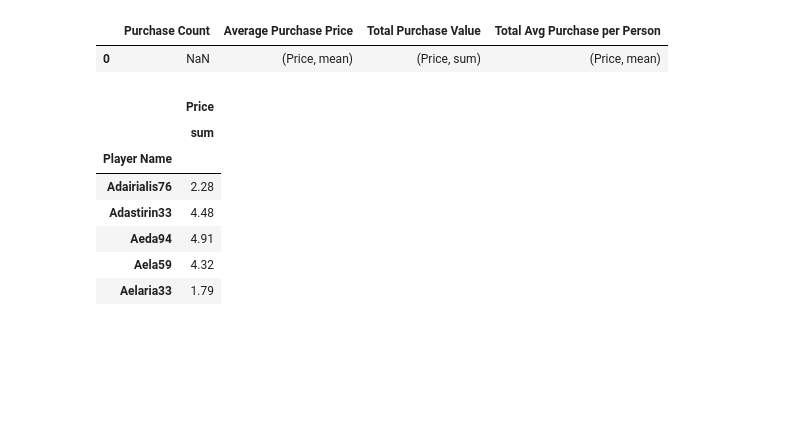
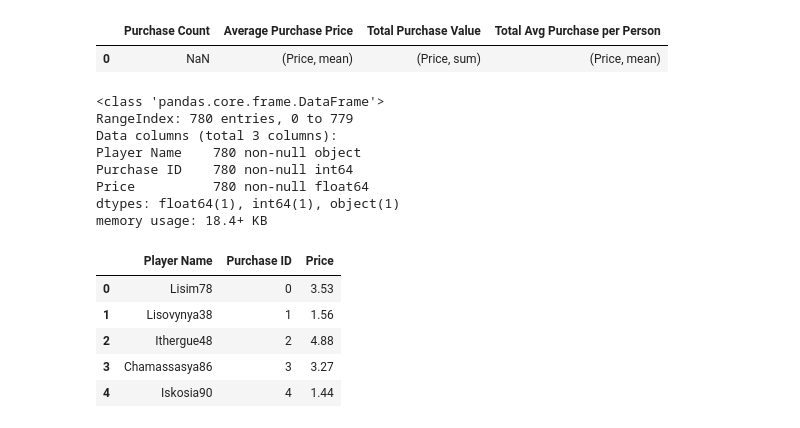
Before and after one commit to gwathen2019/pandas-challenge, a Jupyter notebook: heroes_of_pymoli.ipynb, the cells around one changed output. Saved outputs shown, nothing was run; the diff lists cells and outputs as text; code cells hidden in the pictures; blank space fills up the shorter version.

```diff
--- a/heroes_of_pymoli.ipynb
+++ b/heroes_of_pymoli.ipynb
@@ -200,6 +200,8 @@ bins = [0, 9, 14, 19, 24, 29, 34, 39, 100]
 # Create the names for the four bins
 age_group = ["<10", "10-14", "15-19", "20-24", "25-29", "30-34", "35-39", "40+"]
 
-purchase_df["Age Group"] = pd.cut(purchase_df["Age"], bins, labels=age_groups)
-purchase_df.head()
+player_df["Age Group"] = pd.cut(purchase_df["Age"], bins, labels=age_group)
+
+player_df.info()
+player_df.head()
 # %% [output]
@@ -232,0 +254,5 @@ agegrp_summary_table
+# %%
+purchase_df["Age Group"] = pd.cut(purchase_df["Age"], bins, labels=age_group)
+
+purchase_df.info()
+purchase_df.head()
@@ -311,30 +357,39 @@ purchase_agegrp_summary_table.head()
 # %%
 #Top Spenders
     #Run basic calculations to obtain the results in the table below
     #Create a summary data frame to hold the results
     #Sort the total purchase value column in descending order
     #Optional: give the displayed data cleaner formatting
     #Display a preview of the summary data frame
 
 top_spenders_df = purchase_df[["Player Name", "Purchase ID", "Price"]]
 #top_spenders_df.describe()
 no_of_purchases_total = purchase_df["Player Name"].value_counts()
 no_of_purchases_total.head()
 
 avg_purchase_price = purchase_df.groupby(["Player Name"]).agg({"Price": ['mean']})
 avg_purchase_price. head()
 
 total_purchase_value = purchase_df.groupby(["Player Name"]).agg({"Price": ['sum']})
 total_purchase_value.head()
+
+top_spenders_df.info()
+top_spenders_df. head()
 # %% [output]
+<class 'pandas.core.frame.DataFrame'>
+RangeIndex: 780 entries, 0 to 779
+Data columns (total 3 columns):
+Player Name    780 non-null object
+Purchase ID    780 non-null int64
+Price          780 non-null float64
+dtypes: float64(1), int64(1), object(1)
+memory usage: 18.4+ KB
-|  | Price |
-|  | sum |
-| Player Name |  |
-| Adairialis76 | 2.28 |
-| Adastirin33 | 4.48 |
-| Aeda94 | 4.91 |
-| Aela59 | 4.32 |
-| Aelaria33 | 1.79 |
+|  | Player Name | Purchase ID | Price |
+| 0 | Lisim78 | 0 | 3.53 |
+| 1 | Lisovynya38 | 1 | 1.56 |
+| 2 | Ithergue48 | 2 | 4.88 |
+| 3 | Chamassasya86 | 3 | 3.27 |
+| 4 | Iskosia90 | 4 | 1.44 |
 # %%
 #create summary table
 top_spender_summary_table = pd.DataFrame ({"Purchase Count": no_of_purchases_total,
```
Also changed, not shown: parts of 4 cells of this notebook.
